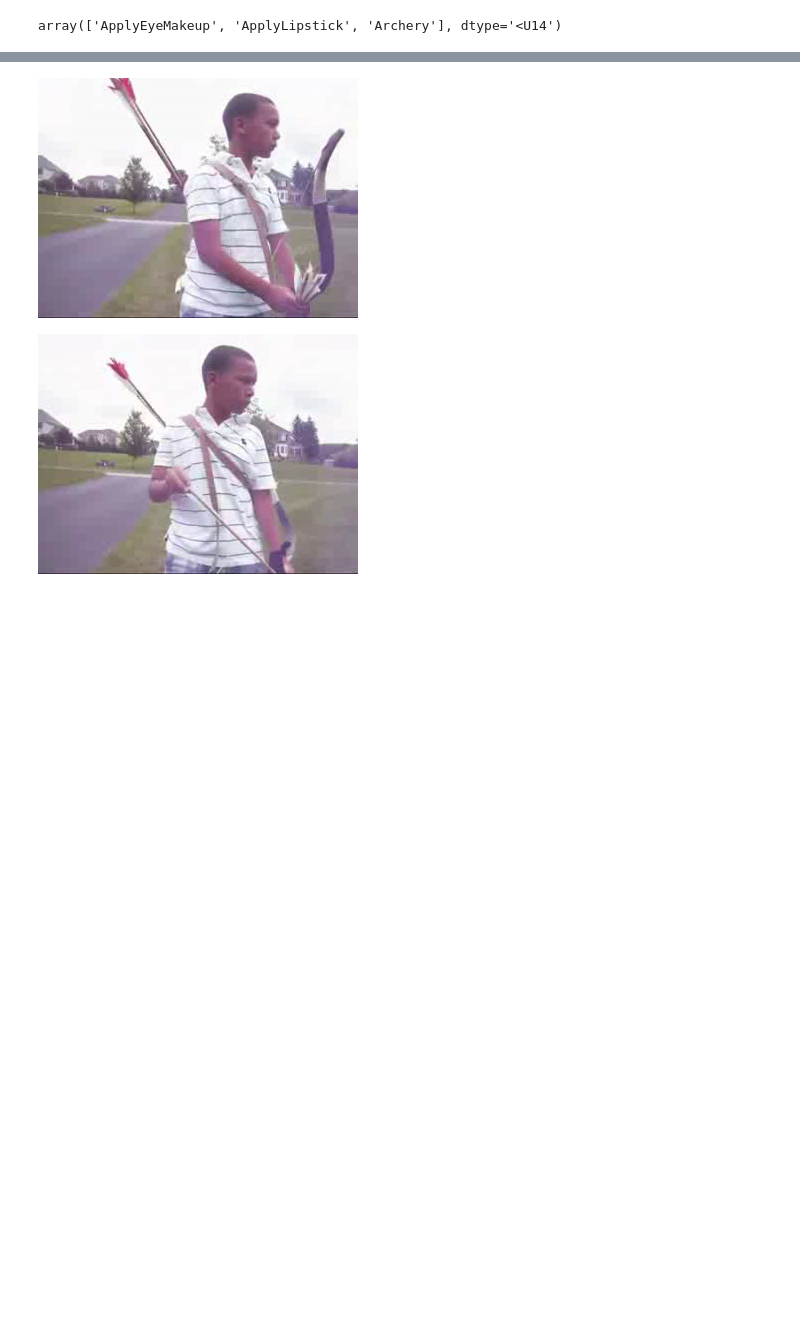
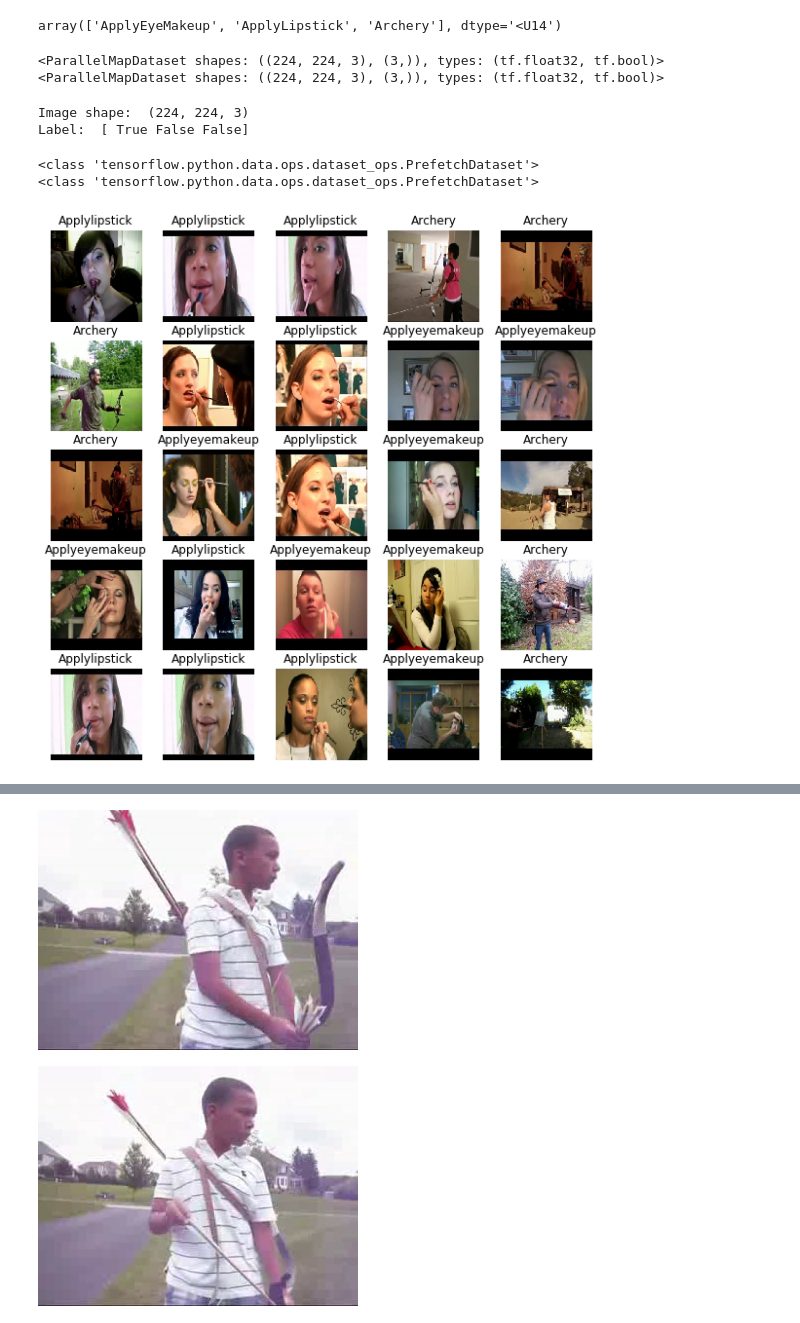
Before and after one commit to Siddi-Q/action-recognition, a Jupyter notebook: Action_Recognition_Models/Load_images.ipynb, the cells around one changed output, grey strips where cells are left out. Saved outputs shown, nothing was run; the diff lists cells and outputs as text; code cells hidden in the pictures; blank space fills up the shorter version.

```diff
--- a/Action_Recognition_Models/Load_images.ipynb
+++ b/Action_Recognition_Models/Load_images.ipynb
@@ -13,6 +15,6 @@ import pathlib
 # %%
-train_data_directory      = pathlib.Path(r"D:\ActionRecognition\Train")
-validation_data_directory = pathlib.Path(r"D:\ActionRecognition\Test")
+train_data_directory      = pathlib.Path(r"D:\ActionRecognition\Frames\Train")
+validation_data_directory = pathlib.Path(r"D:\ActionRecognition\Frames\Test")
 # %%
 image_count = len(list(train_data_directory.glob('*/*.jpg')))
 image_count
@@ -30,0 +71,17 @@ array(['ApplyEyeMakeup', 'ApplyLipstick', 'Archery'], dtype='<U14')
+# %%
+# Set `num_parallel_calls` so multiple images are loaded/processed in parallel.
+AUTOTUNE = tf.data.experimental.AUTOTUNE
+labeled_train_ds = trainFramePaths.map(process_path, num_parallel_calls=AUTOTUNE)
+labeled_validation_ds = validationFramePaths.map(process_path, num_parallel_calls=AUTOTUNE)
+print(labeled_train_ds)
+print(labeled_validation_ds)
+# %% [output]
+<ParallelMapDataset shapes: ((224, 224, 3), (3,)), types: (tf.float32, tf.bool)>
+<ParallelMapDataset shapes: ((224, 224, 3), (3,)), types: (tf.float32, tf.bool)>
+# %%
+for image, label in labeled_ds.take(1):
+  print("Image shape: ", image.numpy().shape)
+  print("Label: ", label.numpy())
+# %% [output]
+Image shape:  (224, 224, 3)
+Label:  [ True False False]
@@ -30,0 +116,20 @@ array(['ApplyEyeMakeup', 'ApplyLipstick', 'Archery'], dtype='<U14')
+# %%
+print(type(train_ds))
+print(type(validation_ds))
+# %% [output]
+<class 'tensorflow.python.data.ops.dataset_ops.PrefetchDataset'>
+<class 'tensorflow.python.data.ops.dataset_ops.PrefetchDataset'>
+# %%
+def show_batch(image_batch, label_batch):
+  plt.figure(figsize=(10,10))
+  for n in range(25):
+      ax = plt.subplot(5,5,n+1)
+      plt.imshow(image_batch[n])
+      plt.title(CLASS_NAMES[label_batch[n]==1][0].title())
+      plt.axis('off')
+# %%
+show_batch(image_batch_t.numpy(), label_batch_t.numpy())
+
+#!!!!!!!!!!!!!!!!!! testing optimization !!!!!!!!!!!!!!!!!!!!!!!!!!!!!!!!!!!!!!!!
+# %% [output]
+[figure, added]
```
Also changed, not shown: parts of 16 cells of this notebook.
